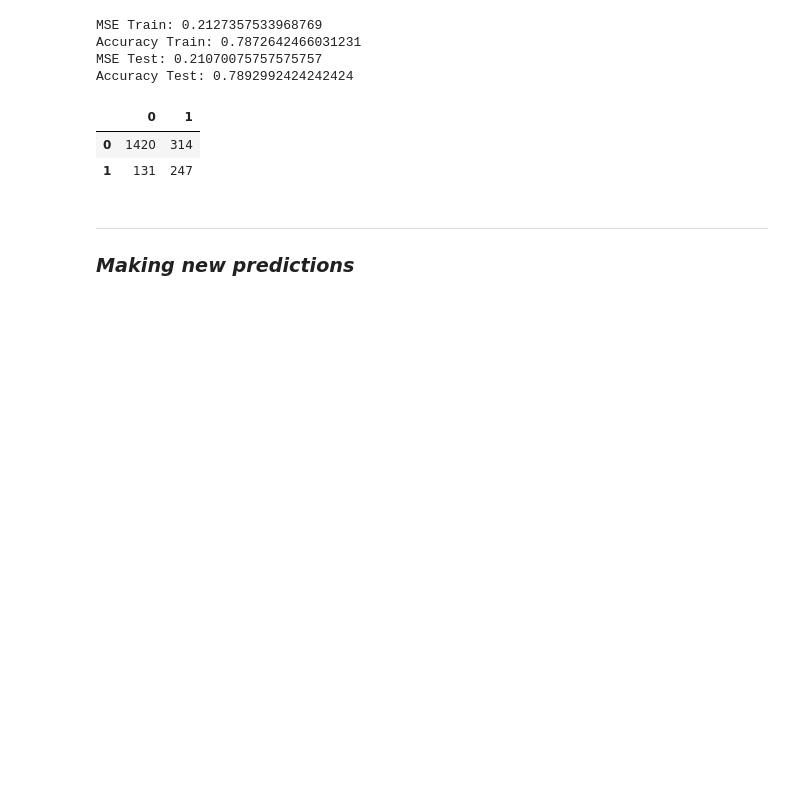
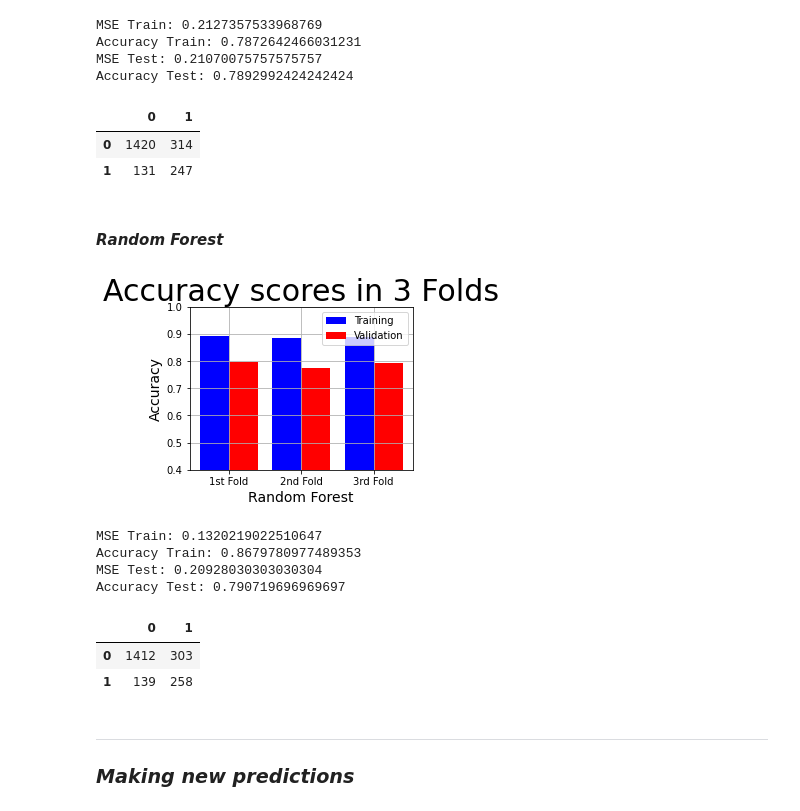
Before and after one commit to KarenRugerioA/TC3007C_AI, a Jupyter notebook: implementation/main.ipynb, the cells around one changed output. Drawn from its saved outputs; the diff is of its cells as text; code cells hidden in the pictures; blank space fills up the shorter version.

Commit message:
random forest implementation added in main

```diff
--- a/implementation/main.ipynb
+++ b/implementation/main.ipynb
@@ -108,6 +111,22 @@ confussion_matrix
 |  | 0 | 1 |
 | 0 | 1420 | 314 |
 | 1 | 131 | 247 |
+# %% [markdown]
+#### *Random Forest*
+# %%
+confussion_matrix, random_forest_results = train_random_forest(target_column_name, original_name_dataset, smote)
+# %% [output]
+[figure, added]
+MSE Train: 0.1320219022510647
+Accuracy Train: 0.8679780977489353
+MSE Test: 0.20928030303030304
+Accuracy Test: 0.790719696969697
+# %%
+confussion_matrix
+# %% [output]
+|  | 0 | 1 |
+| 0 | 1412 | 303 |
+| 1 | 139 | 258 |
 # %% [markdown]
 ---
 ### ***Making new predictions***
```
Also changed, not shown: parts of 1 cell of this notebook.
